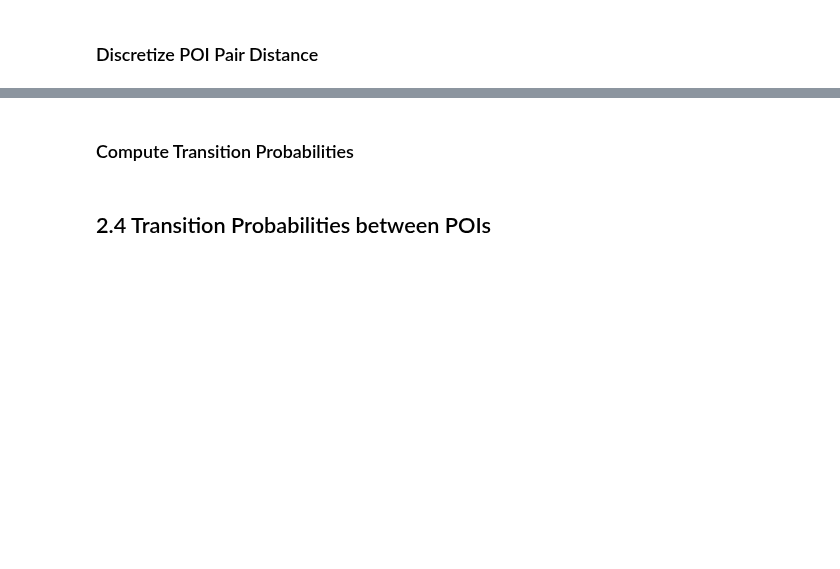
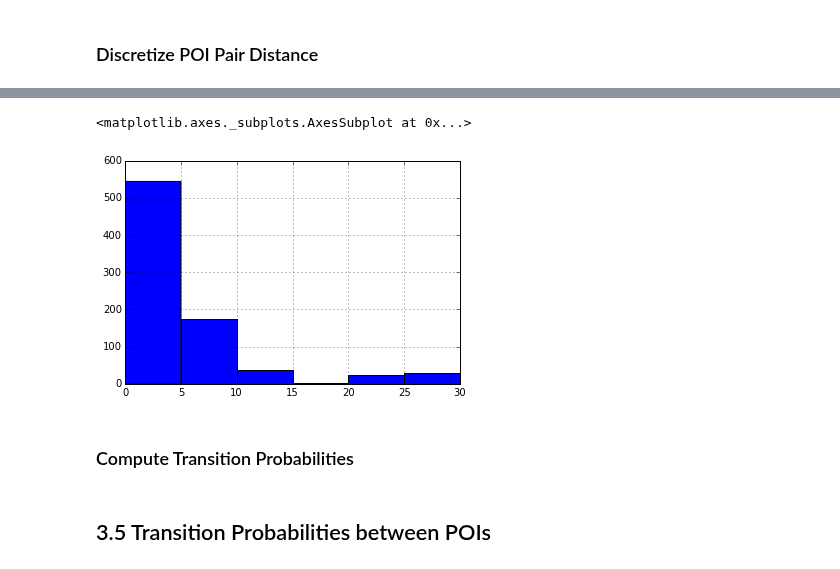
Before and after one commit to chengsoonong/digbeta, a Jupyter notebook: tour/tour_HMM.ipynb, the cells around one changed output, grey strips where cells are left out. Cells and saved outputs as stored; diff of their text form; code cells hidden in the pictures; blank space fills up the shorter version.

```diff
--- a/tour/tour_HMM.ipynb
+++ b/tour/tour_HMM.ipynb
@@ -331,2 +350,30 @@ def normalise_transmat(transmat):
+# %%
+def calc_dist(longitude1, latitude1, longitude2, latitude2):
+    """Calculate the distance (unit: km) between two places on earth"""
+    # convert degrees to radians
+    lon1 = math.radians(longitude1)
+    lat1 = math.radians(latitude1)
+    lon2 = math.radians(longitude2)
+    lat2 = math.radians(latitude2)
+    radius = 6371.009 # mean earth radius is 6371.009km, en.wikipedia.org/wiki/Earth_radius#Mean_radius
+    # The haversine formula, en.wikipedia.org/wiki/Great-circle_distance
+    dlon = math.fabs(lon1 - lon2)
+    dlat = math.fabs(lat1 - lat2)
+    return 2 * radius * math.asin( math.sqrt( \
+               (math.sin(0.5*dlat))**2 + math.cos(lat1) * math.cos(lat2) * (math.sin(0.5*dlon))**2 ))
+# %%
+poi_distmat = pd.DataFrame(data=np.zeros((poi_all.shape[0], poi_all.shape[0]), dtype=np.float), \
+                           index=poi_all.index, columns=poi_all.index)
+# %%
+for i in range(poi_distmat.index.shape[0]):
+    poi1 = poi_distmat.index[i]
+    for j in range(i+1, poi_distmat.index.shape[0]):
+        poi2 = poi_distmat.index[j]
+        dist = calc_dist(poi_all.loc[poi1, 'poiLon'], poi_all.loc[poi1, 'poiLat'], \
+                         poi_all.loc[poi2, 'poiLon'], poi_all.loc[poi2, 'poiLat'])
+        poi_distmat.loc[poi1, poi2] = dist
+        poi_distmat.loc[poi2, poi1] = dist
 # %% [markdown]
 ### Discretize POI Pair Distance
+# %%
+distdata = pd.Series(poi_distmat.get_values().flatten())
@@ -333,4 +392,9 @@ def normalise_transmat(transmat):
+# %%
+distdata.ix[np.nonzero(distdata)].hist(bins=np.linspace(0, 30, 7))
+# %% [output]
+<matplotlib.axes._subplots.AxesSubplot at 0x...>
+[figure, added]
 # %% [markdown]
 ### Compute Transition Probabilities
 # %% [markdown]
-## 2.4 Transition Probabilities between POIs
+## 3.5 Transition Probabilities between POIs
```
Also changed, not shown: parts of 10 cells of this notebook.
